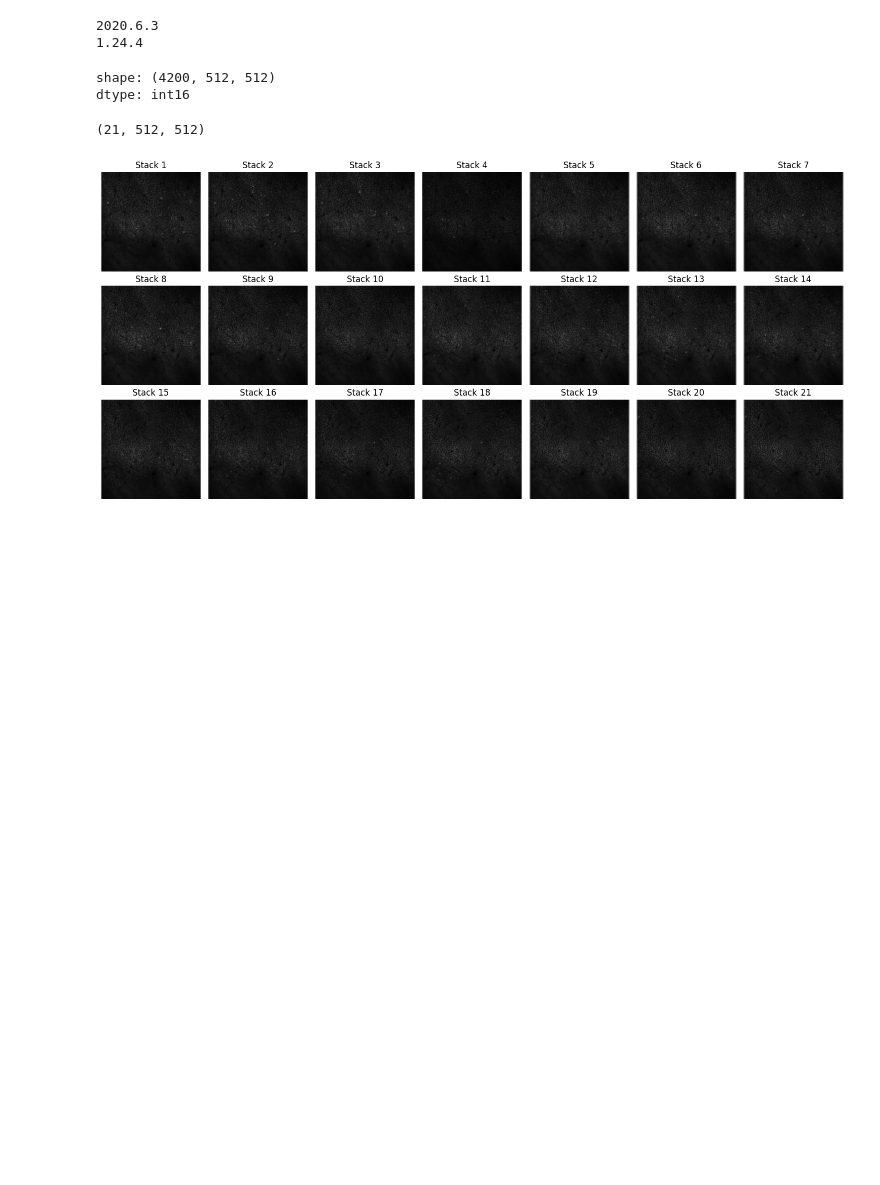
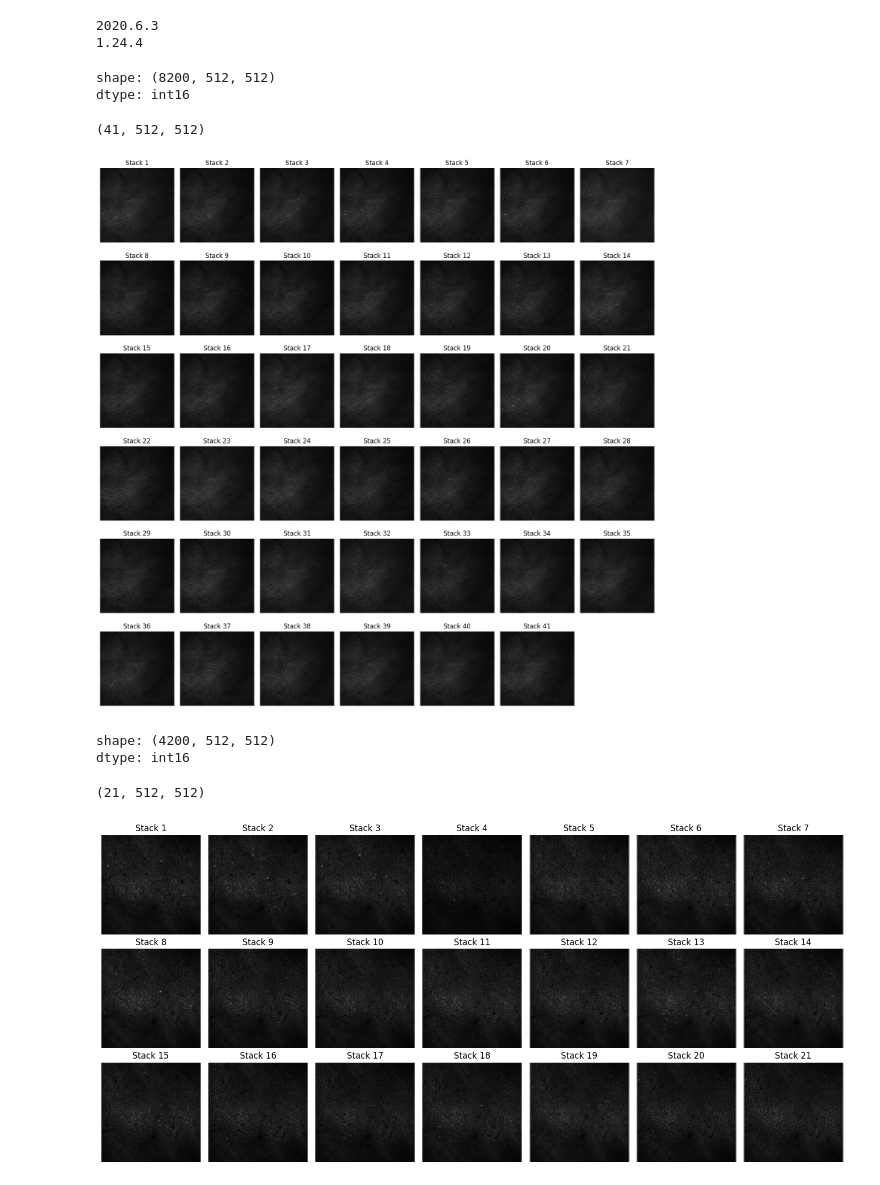
Before and after one commit to ZilongJi/2D2P, a Jupyter notebook: notebook/TiffReader_test_notRobinCode.ipynb, the cells around one changed output. Saved outputs shown, nothing was run; the diff lists cells and outputs as text; code cells hidden in the pictures; blank space fills up the shorter version.

Commit message:
update stack processor

```diff
--- a/notebook/TiffReader_test_notRobinCode.ipynb
+++ b/notebook/TiffReader_test_notRobinCode.ipynb
@@ -62,6 +62,42 @@ def extract_mean_frame(data: np.ndarray,
     mean_frames = reshaped.mean(axis=(0, 2))  # (S,Y,X)
 
     return mean_frames
+# %%
+# read a tiff file and plot the images
+
+path = r"D:\data\935\20260205\stack_00001.tif"
+
+# path = r"D:\data\724\08112024_session_00002.tif"
+
+data = tifffile.imread(path)
+
+print("shape:", data.shape)
+print("dtype:", data.dtype)
+
+num_v = 1
+num_s = 41
+num_f = 200
+
+
+mean_frames = extract_mean_frame(data, num_v, num_s, num_f, dtype=np.float32, check=True)
+
+mean_frames.shape
+# %% [output]
+shape: (8200, 512, 512)
+dtype: int16
+(41, 512, 512)
+# %%
+import matplotlib.pyplot as plt
+#show 21 mean frames in a 3x7 grid
+fig, axes = plt.subplots(6, 7, figsize=(15, 15))
+for i, ax in enumerate(axes.flat):
+    if i < mean_frames.shape[0]:
+        ax.imshow(mean_frames[i], cmap='gray')
+        ax.set_title(f'Stack {i+1}')
+    ax.axis('off')
+plt.tight_layout()
+# %% [output]
+[figure, added]
 # %%
 # read a tiff file and plot the images
 
```
Also changed, not shown: parts of 22 cells of this notebook, 5 other files.
